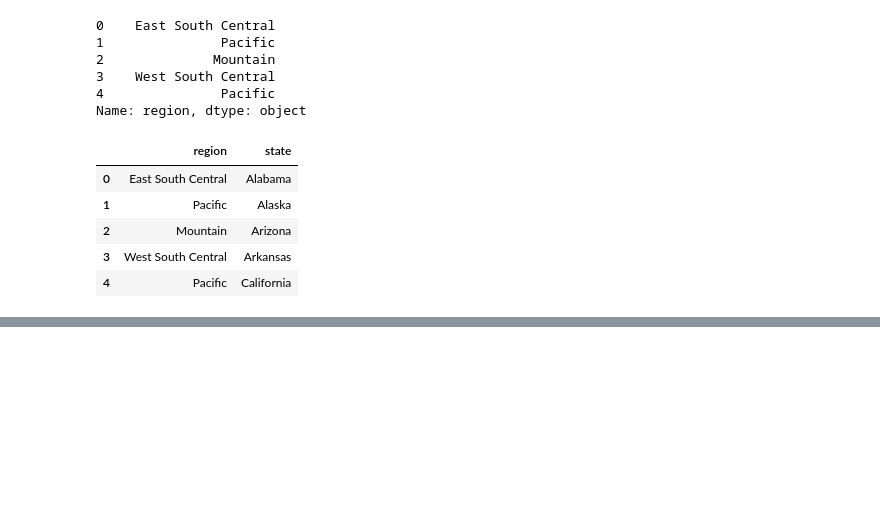
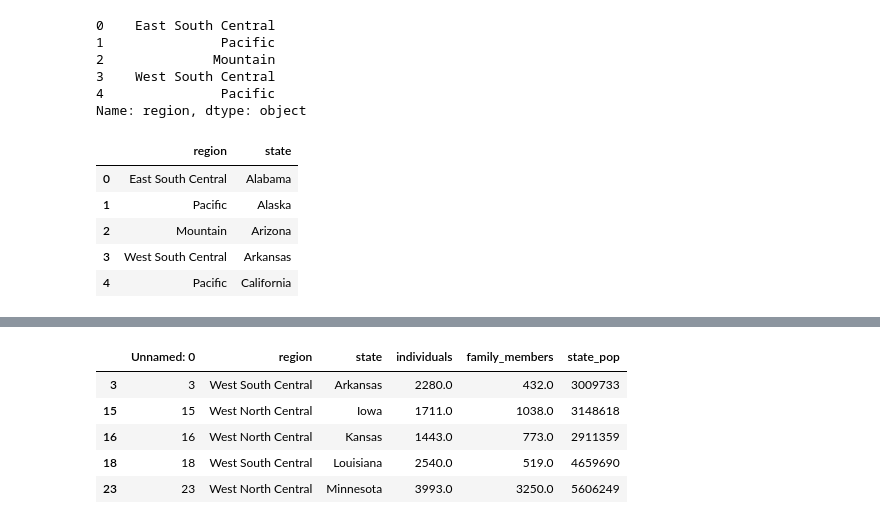
Before and after one commit to UvoChrollo/Pythonista, a Jupyter notebook: Notebook/Data Manipulation/Introduction to Data Manipulation.ipynb, the cells around one changed output, grey strips where cells are left out. Saved outputs shown, nothing was run; the diff lists cells and outputs as text; code cells hidden in the pictures; blank space fills up the shorter version.

```diff
--- a/Notebook/Data Manipulation/Introduction to Data Manipulation.ipynb
+++ b/Notebook/Data Manipulation/Introduction to Data Manipulation.ipynb
@@ -215,0 +229,9 @@ homelessness[['region','state']].head()
+# %%
+homelessness.loc[homelessness['region'].str.startswith('West')].head()
+# %% [output]
+|  | Unnamed: 0 | region | state | individuals | family_members | state_pop |
+| 3 | 3 | West South Central | Arkansas | 2280.0 | 432.0 | 3009733 |
+| 15 | 15 | West North Central | Iowa | 1711.0 | 1038.0 | 3148618 |
+| 16 | 16 | West North Central | Kansas | 1443.0 | 773.0 | 2911359 |
+| 18 | 18 | West South Central | Louisiana | 2540.0 | 519.0 | 4659690 |
+| 23 | 23 | West North Central | Minnesota | 3993.0 | 3250.0 | 5606249 |
```
Also changed, not shown: parts of 3 cells of this notebook.
